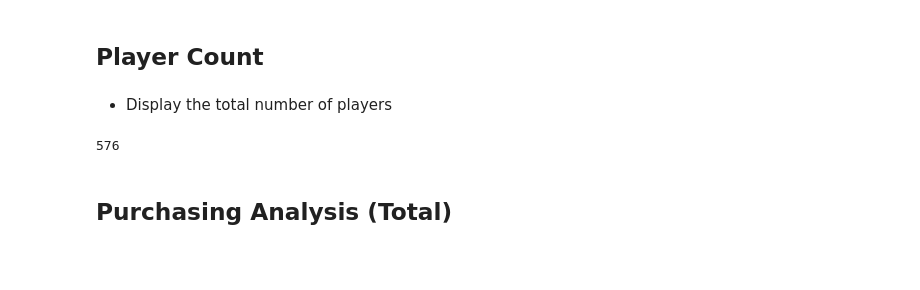
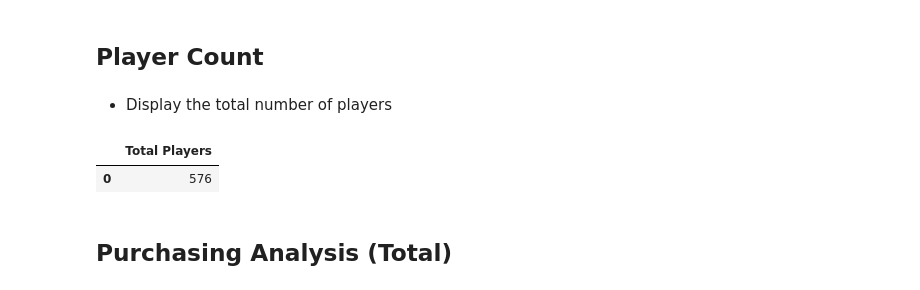
Before and after one commit to mcbien/pandas-challenge, a Jupyter notebook: Bien_HeroesOfPymoli.ipynb, the cells around one changed output. Cells and saved outputs as stored; diff of their text form; code cells hidden in the pictures; blank space fills up the shorter version.

```diff
--- a/Bien_HeroesOfPymoli.ipynb
+++ b/Bien_HeroesOfPymoli.ipynb
@@ -15,10 +15,13 @@ purchase_data = pd.read_csv(file_to_load)
 ## Player Count
 # %% [markdown]
 * Display the total number of players
-# %%
-purchase_data["SN"].nunique()
-# %% [output]
-576
+# %%
+player_count = purchase_data["SN"].nunique()
+player_count_df =pd.DataFrame([player_count],columns=["Total Players"])
+player_count_df
+# %% [output]
+|  | Total Players |
+| 0 | 576 |
 # %% [markdown]
 ## Purchasing Analysis (Total)
 # %% [markdown]
```
Also changed, not shown: parts of 5 cells of this notebook.
